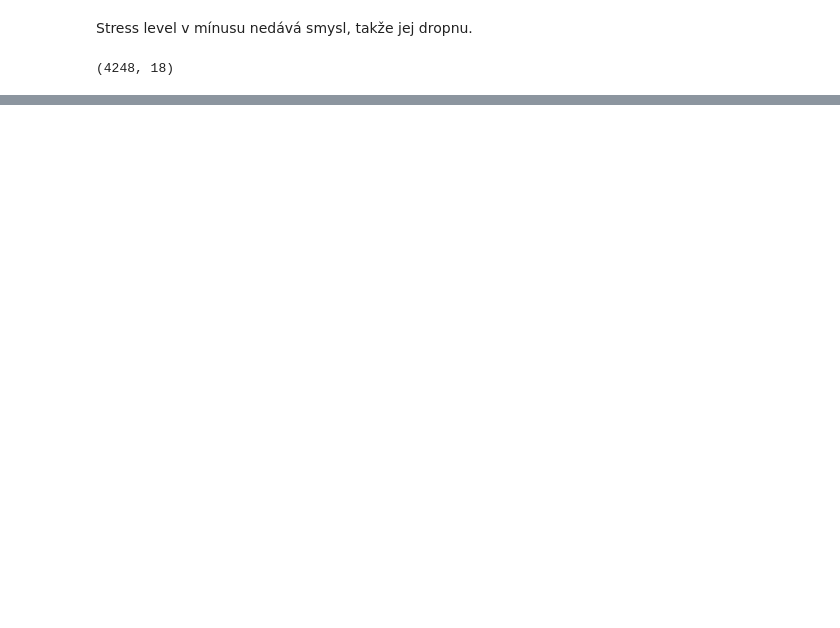
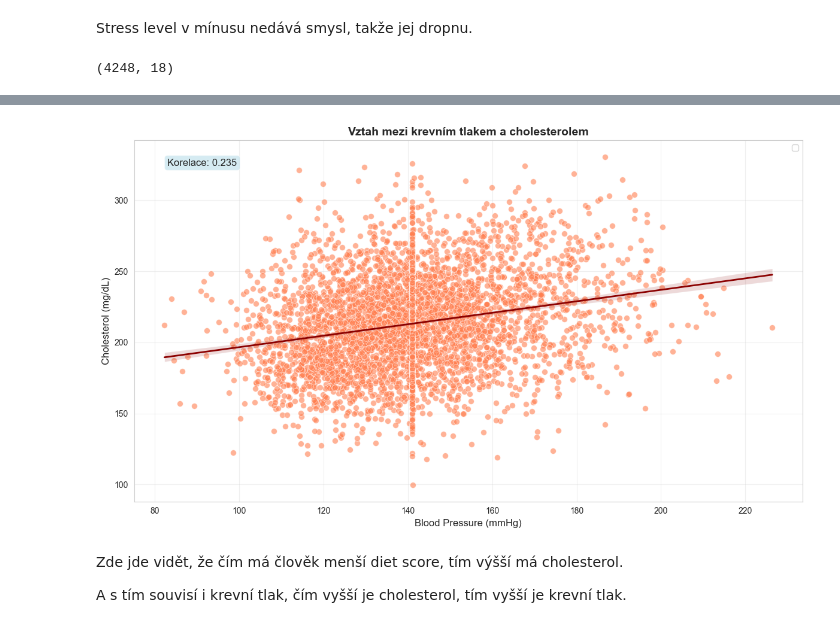
Before and after one commit to Ajraa/SU, a Jupyter notebook: project.ipynb, the cells around one changed output, grey strips where cells are left out. Saved outputs shown, nothing was run; the diff lists cells and outputs as text; code cells hidden in the pictures; blank space fills up the shorter version.

```diff
--- a/project.ipynb
+++ b/project.ipynb
@@ -192,0 +259,29 @@ df.shape
+# %%
+# Scatter plot - Blood Pressure vs Cholesterol
+plt.figure(figsize=(12, 7))
+sns.scatterplot(data=df, x='Blood Pressure', y='Cholesterol', alpha=0.6, s=50, color='coral')
+
+# Přidej regresní čáru
+sns.regplot(data=df, x='Blood Pressure', y='Cholesterol', scatter=False, color='darkred',
+            line_kws={'linewidth': 2, 'label': 'Regresní čára'})
+
+plt.title('Vztah mezi krevním tlakem a cholesterolem', fontsize=14, fontweight='bold')
+plt.xlabel('Blood Pressure (mmHg)', fontsize=12)
+plt.ylabel('Cholesterol (mg/dL)', fontsize=12)
+plt.grid(True, alpha=0.3)
+plt.legend()
+
+# Vypočítej a zobraz korelaci
+correlation = df['Blood Pressure'].corr(df['Cholesterol'])
+plt.text(0.05, 0.95, f'Korelace: {correlation:.3f}',
+         transform=plt.gca().transAxes, fontsize=12,
+         verticalalignment='top', bbox=dict(boxstyle='round', facecolor='lightblue', alpha=0.5))
+
+plt.tight_layout()
+plt.show()
+# %% [output]
+[figure, added]
+# %% [markdown]
+Zde jde vidět, že čím má člověk menší diet score, tím výšší má cholesterol.
+
+A s tím souvisí i krevní tlak, čím vyšší je cholesterol, tím vyšší je krevní tlak.
```
Also changed, not shown: parts of 8 cells of this notebook.
